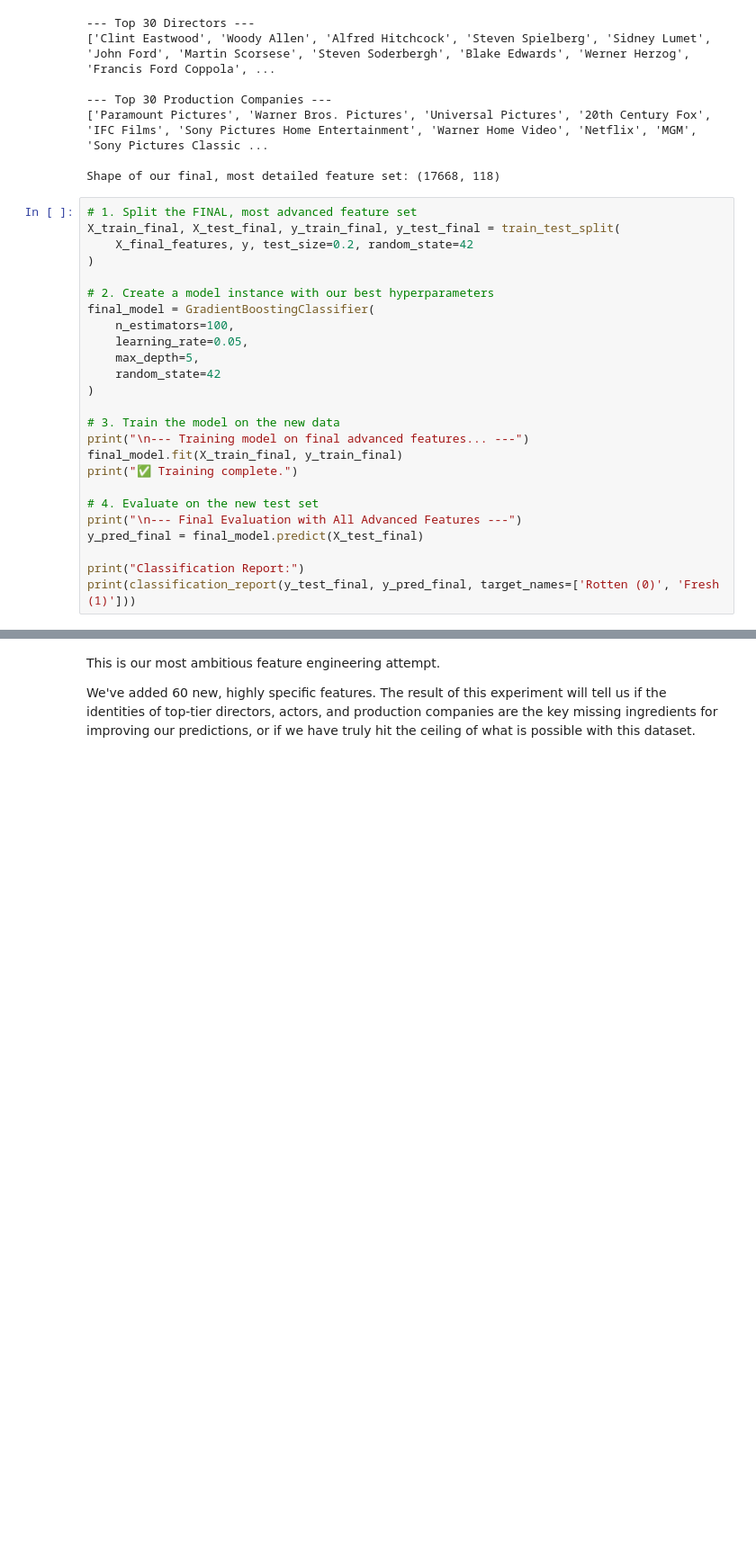
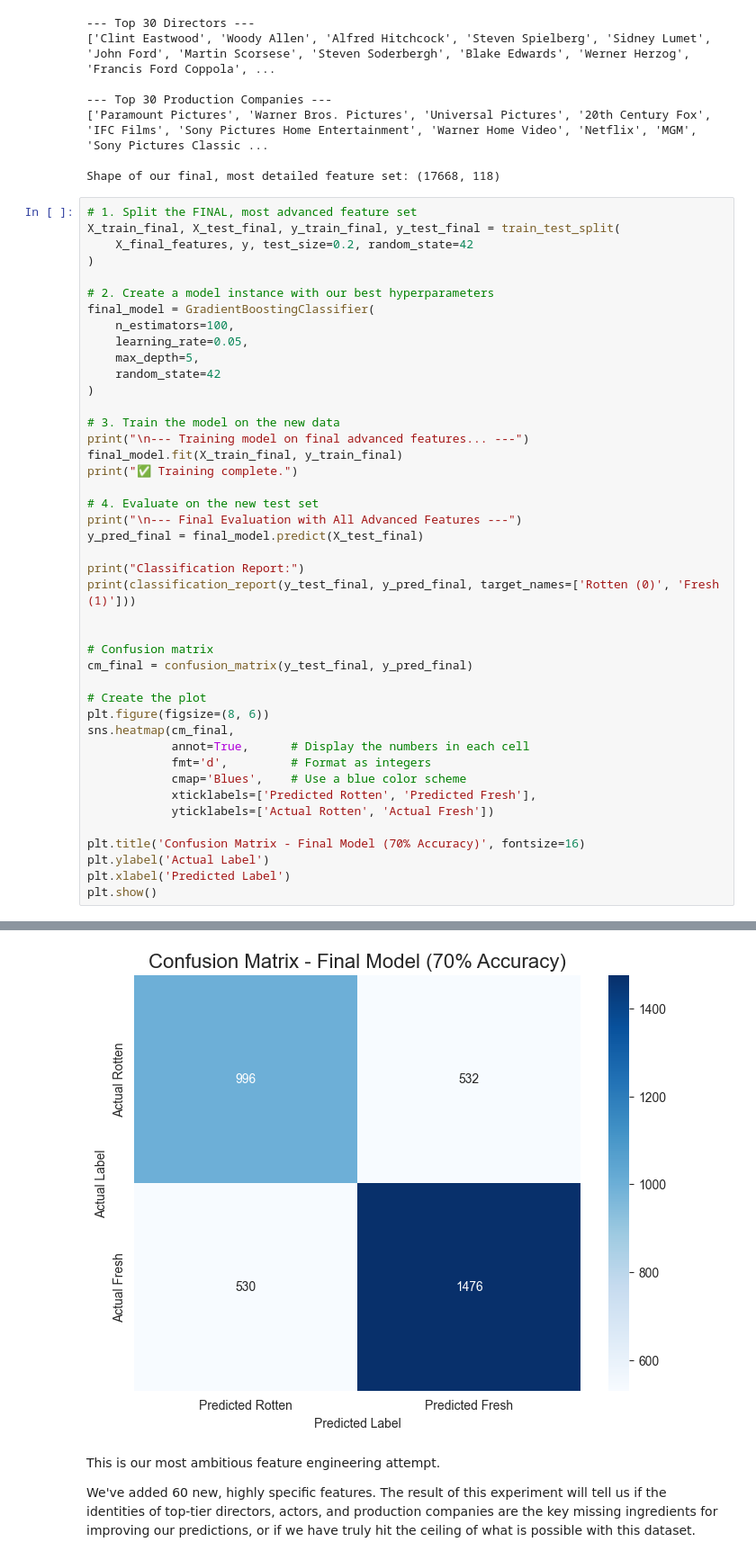
Before and after one commit to Ricardouchub/Fresh-tomato-predictor, a Jupyter notebook: Notebook.ipynb, the cells around one changed output, grey strips where cells are left out. Shown at 90% size. Cells and saved outputs as stored; diff of their text form; blank space fills up the shorter version.

```diff
--- a/Notebook.ipynb
+++ b/Notebook.ipynb
@@ -885,33 +855,52 @@ final_model = GradientBoostingClassifier(
     learning_rate=0.05,
     max_depth=5,
     random_state=42
 )
 
 # 3. Train the model on the new data
 print("\n--- Training model on final advanced features... ---")
 final_model.fit(X_train_final, y_train_final)
 print("✅ Training complete.")
 
 # 4. Evaluate on the new test set
 print("\n--- Final Evaluation with All Advanced Features ---")
 y_pred_final = final_model.predict(X_test_final)
 
 print("Classification Report:")
 print(classification_report(y_test_final, y_pred_final, target_names=['Rotten (0)', 'Fresh (1)']))
+
+
+# Confusion matrix
+cm_final = confusion_matrix(y_test_final, y_pred_final)
+
+# Create the plot
+plt.figure(figsize=(8, 6))
+sns.heatmap(cm_final,
+            annot=True,      # Display the numbers in each cell
+            fmt='d',         # Format as integers
+            cmap='Blues',    # Use a blue color scheme
+            xticklabels=['Predicted Rotten', 'Predicted Fresh'],
+            yticklabels=['Actual Rotten', 'Actual Fresh'])
+
+plt.title('Confusion Matrix - Final Model (70% Accuracy)', fontsize=16)
+plt.ylabel('Actual Label')
+plt.xlabel('Predicted Label')
+plt.show()
 # %% [output]
 --- Training model on final advanced features... ---
 ✅ Training complete.
 
 --- Final Evaluation with All Advanced Features ---
 Classification Report:
               precision    recall  f1-score   support
 
   Rotten (0)       0.65      0.65      0.65      1528
    Fresh (1)       0.74      0.74      0.74      2006
 
     accuracy                           0.70      3534
    macro avg       0.69      0.69      0.69      3534
 weighted avg       0.70      0.70      0.70      3534
+[figure, added]
 # %% [markdown]
 This is our most ambitious feature engineering attempt.
 
```
Also changed, not shown: parts of 6 cells of this notebook.
